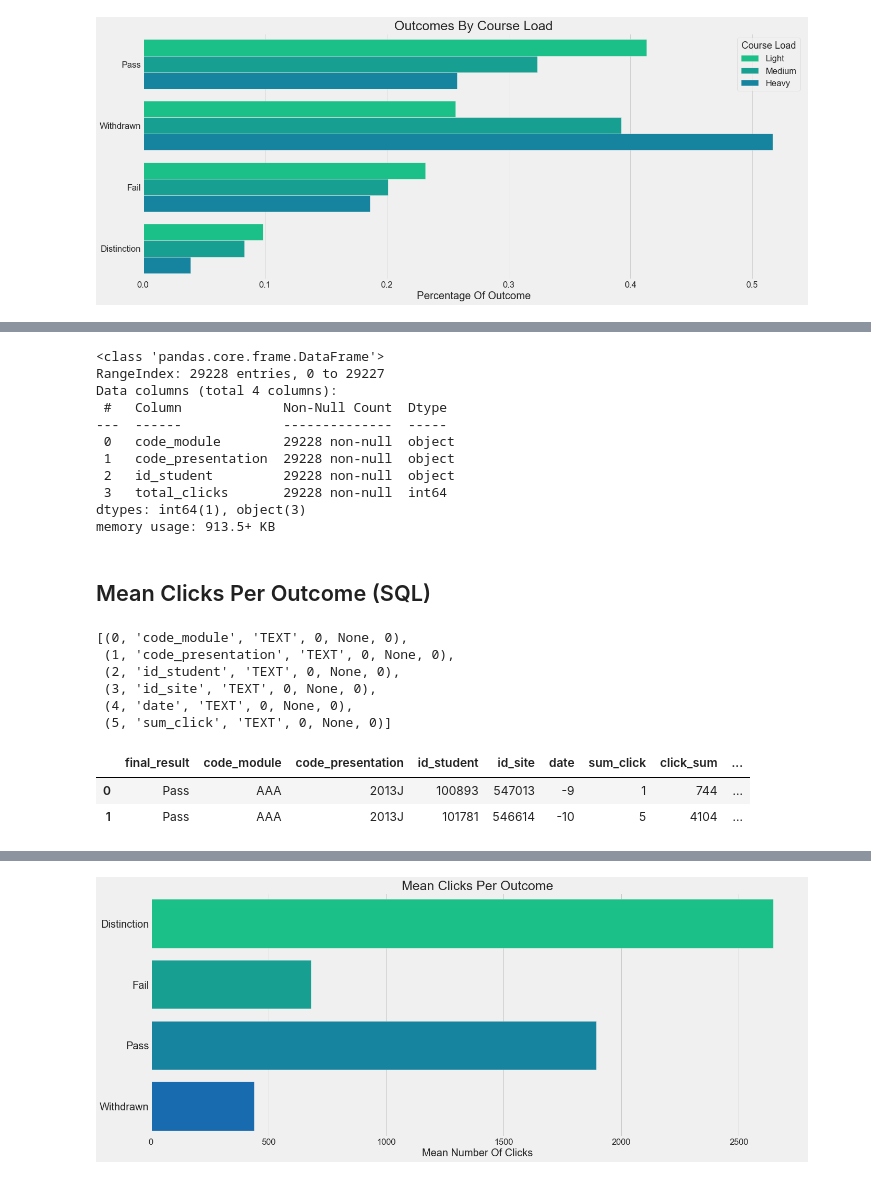
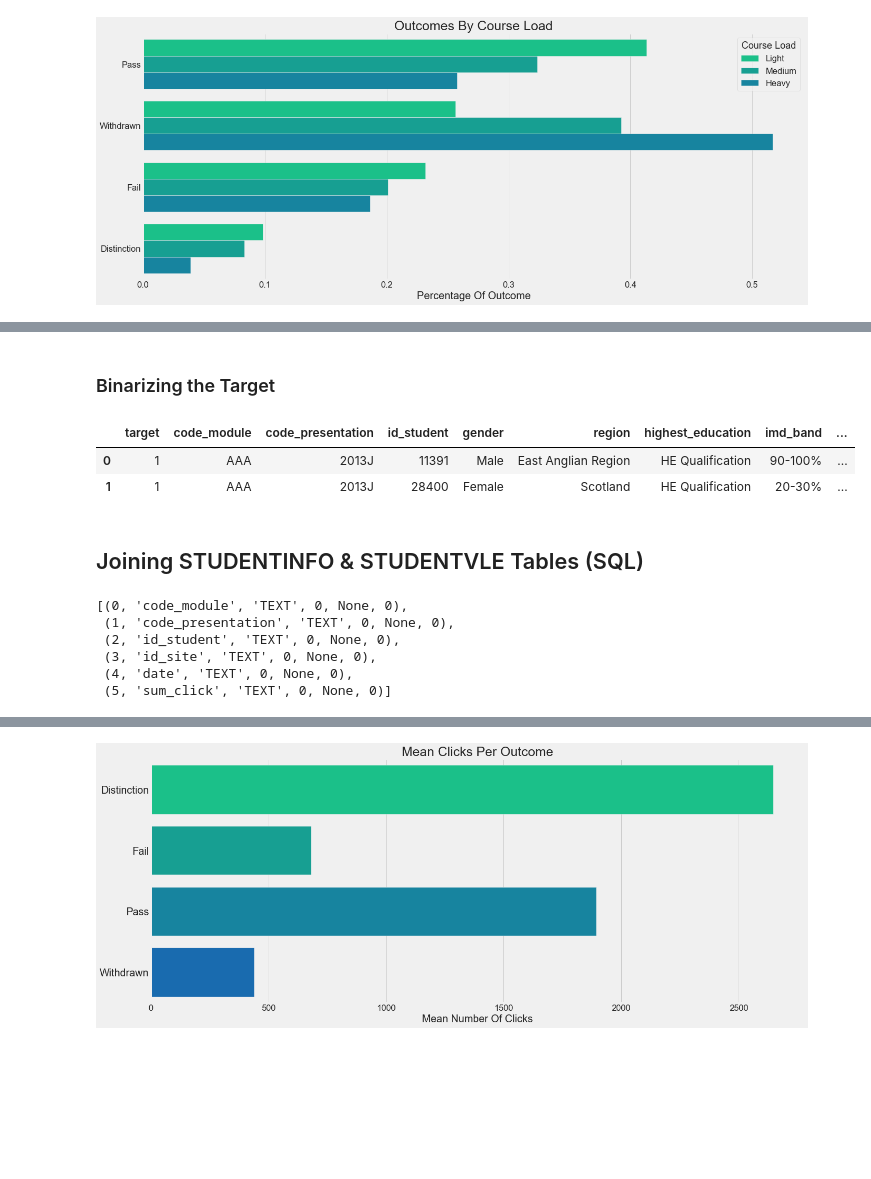
Before and after one commit to jeffreyhwatson/online_outcomes, a Jupyter notebook: notebooks/exploratory/cleaning_eda.ipynb, the cells around one changed output, grey strips where cells are left out. Saved outputs shown, nothing was run; the diff lists cells and outputs as text; code cells hidden in the pictures; blank space fills up the shorter version.

Commit message:
binarize_target

```diff
--- a/notebooks/exploratory/cleaning_eda.ipynb
+++ b/notebooks/exploratory/cleaning_eda.ipynb
@@ -495,20 +407,15 @@ clicks.head()
-# %%
-# checking info
-clicks.info()
-# %% [output]
-<class 'pandas.core.frame.DataFrame'>
-RangeIndex: 29228 entries, 0 to 29227
-Data columns (total 4 columns):
- #   Column             Non-Null Count  Dtype
----  ------             --------------  -----
- 0   code_module        29228 non-null  object
- 1   code_presentation  29228 non-null  object
- 2   id_student         29228 non-null  object
- 3   total_clicks       29228 non-null  int64
-dtypes: int64(1), object(3)
-memory usage: 913.5+ KB
-# %% [markdown]
-## Mean Clicks Per Outcome (SQL)
+# %% [markdown]
+### Binarizing the Target
+# %%
+student_info = fn.binarize_target(student_info)
+# %%
+student_info.head(2)
+# %% [output]
+|  | target | code_module | code_presentation | id_student | gender | region | highest_education | imd_band | ... |
+| 0 | 1 | AAA | 2013J | 11391 | Male | East Anglian Region | HE Qualification | 90-100% | ... |
+| 1 | 1 | AAA | 2013J | 28400 | Female | Scotland | HE Qualification | 20-30% | ... |
+# %% [markdown]
+## Joining STUDENTINFO & STUDENTVLE Tables (SQL)
 # %%
 # getting column names and table info
 q= "PRAGMA table_info(STUDENTVLE);"
@@ -540,9 +448,3 @@ SV.id_student;"""
 df = pd.DataFrame(fn.fetch(cur, q))
 df.columns = [i[0] for i in cur.description]
-# %%
-df.head(2)
-# %% [output]
-|  | final_result | code_module | code_presentation | id_student | id_site | date | sum_click | click_sum | ... |
-| 0 | Pass | AAA | 2013J | 100893 | 547013 | -9 | 1 | 744 | ... |
-| 1 | Pass | AAA | 2013J | 101781 | 546614 | -10 | 5 | 4104 | ... |
 # %%
```
Also changed, not shown: parts of 28 cells of this notebook, 2 other files.
